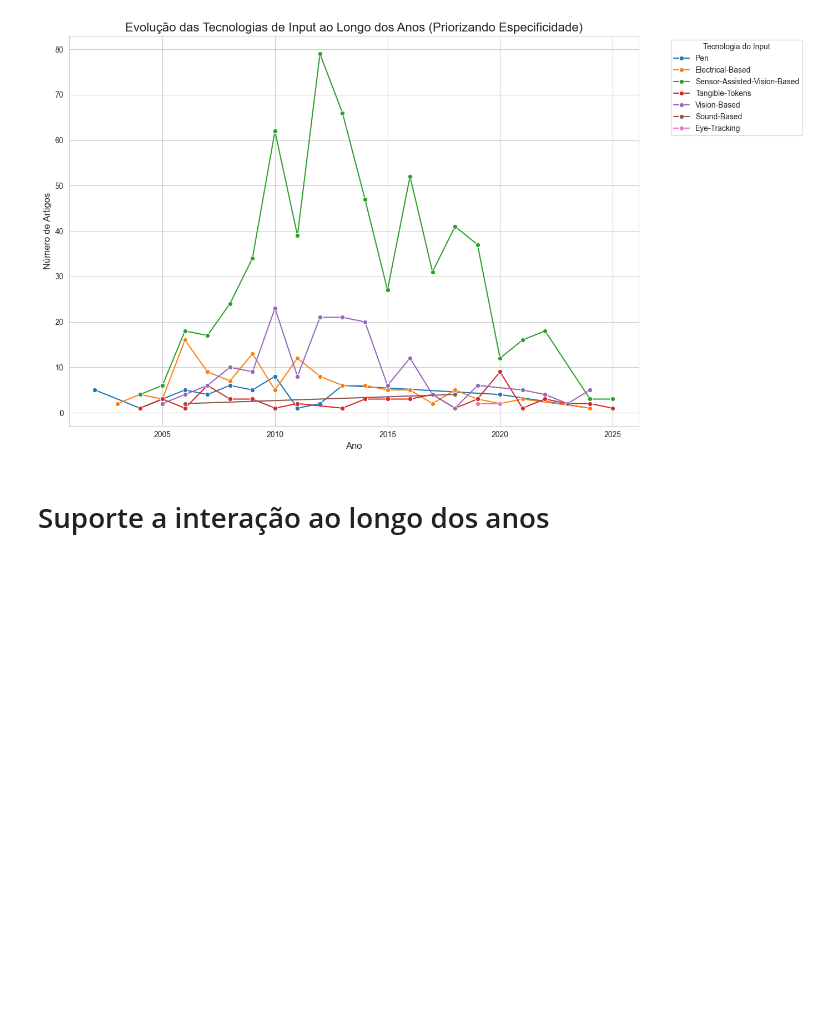
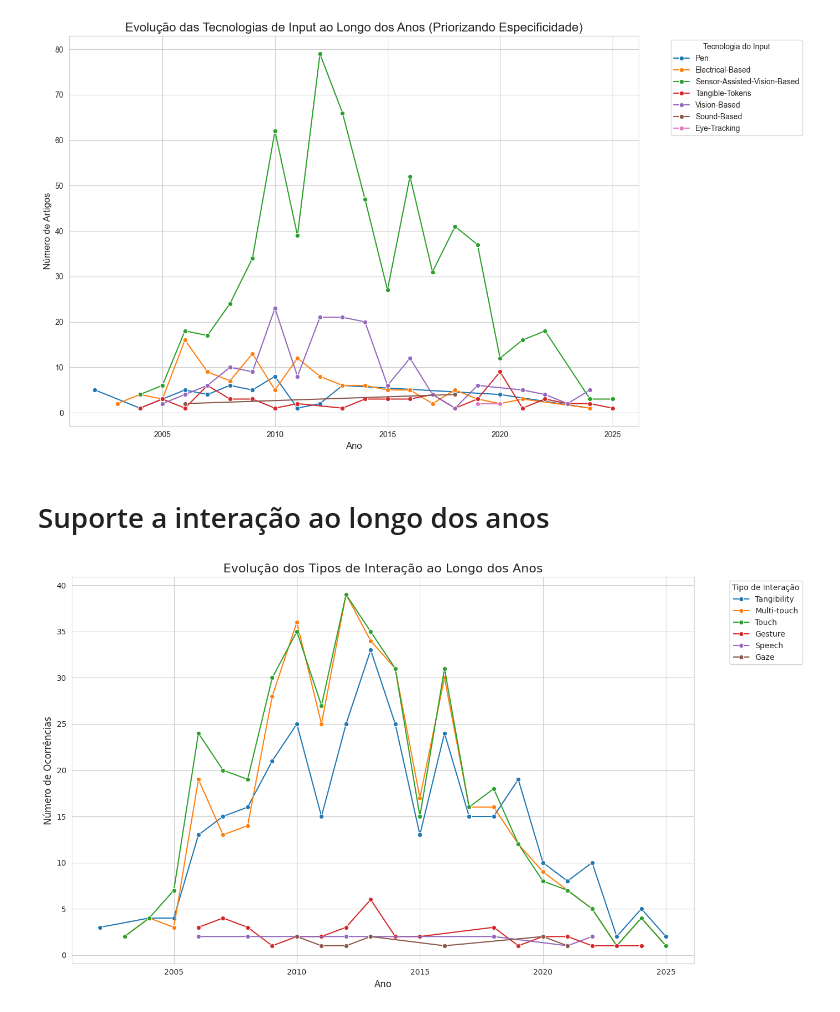
Before and after one commit to Guglis02/Tabletop-Data-Extraction, a Jupyter notebook: notebook.ipynb, the cells around one changed output. Drawn from its saved outputs; the diff is of its cells as text; code cells hidden in the pictures; blank space fills up the shorter version.

```diff
--- a/notebook.ipynb
+++ b/notebook.ipynb
@@ -743,3 +743,43 @@ plt.show()
 [figure]
 # %% [markdown]
 # Suporte a interação ao longo dos anos
+# %%
+import pandas as pd
+import matplotlib.pyplot as plt
+import seaborn as sns
+
+# Carregar os dados
+df = pd.read_csv("transformed_data.csv")
+
+# Remover linhas com ano ou tipo de interação ausente
+df = df.dropna(subset=["ano", "Tipo de interação"])
+
+# Converter ano para inteiro
+df["ano"] = df["ano"].astype(int)
+
+# Separar os tipos de interação por vírgula e limpar espaços
+df["Tipo de interação"] = df["Tipo de interação"].str.split(",")
+
+# Explodir listas em linhas separadas
+df = df.explode("Tipo de interação")
+
+# Remover espaços em branco extras
+df["Tipo de interação"] = df["Tipo de interação"].str.strip()
+
+# Contar ocorrências por ano e tipo de interação
+timeline_interacao = df.groupby(["ano", "Tipo de interação"]).size().reset_index(name="count")
+
+# Plotar
+plt.figure(figsize=(14, 8))
+sns.set_style("whitegrid")
+sns.lineplot(data=timeline_interacao, x="ano", y="count", hue="Tipo de interação", marker="o")
+
+# Ajustes finais
+plt.title("Evolução dos Tipos de Interação ao Longo dos Anos", fontsize=16)
+plt.xlabel("Ano", fontsize=12)
+plt.ylabel("Número de Ocorrências", fontsize=12)
+plt.legend(title="Tipo de Interação", bbox_to_anchor=(1.05, 1), loc='upper left')
+plt.tight_layout()
+plt.show()
+# %% [output]
+[figure, added]
```
Also changed, not shown: parts of 4 cells of this notebook, 2 other files.
